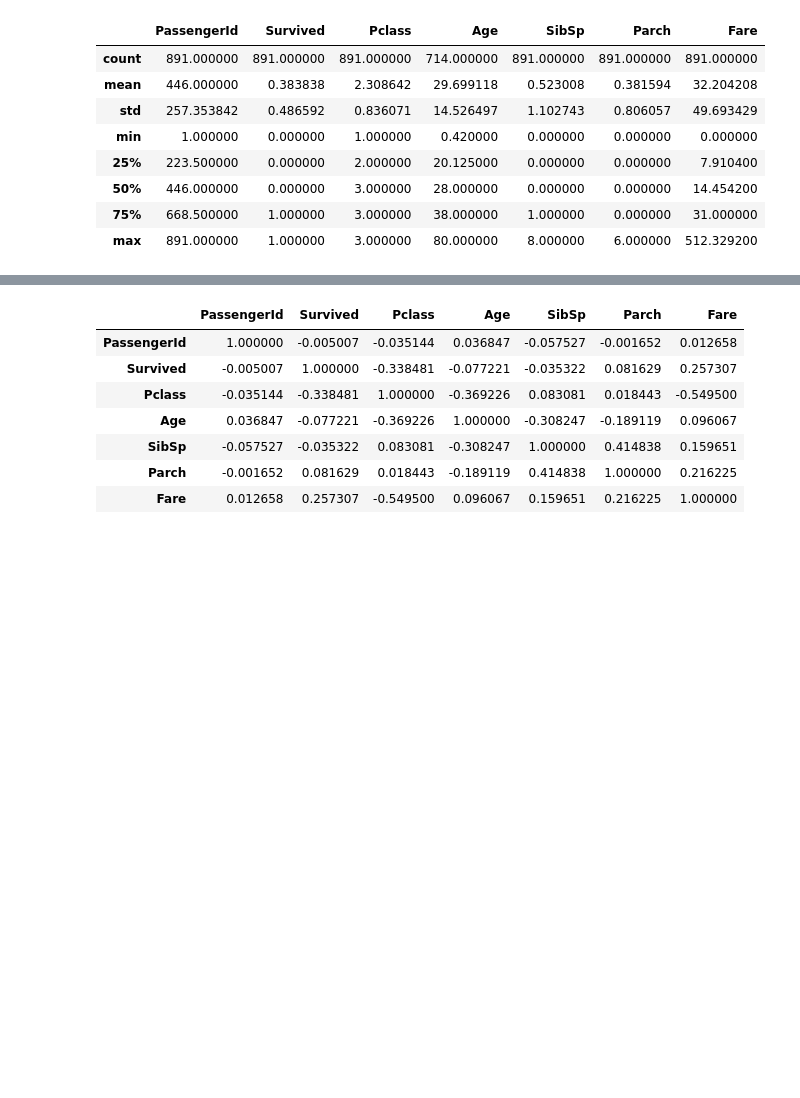
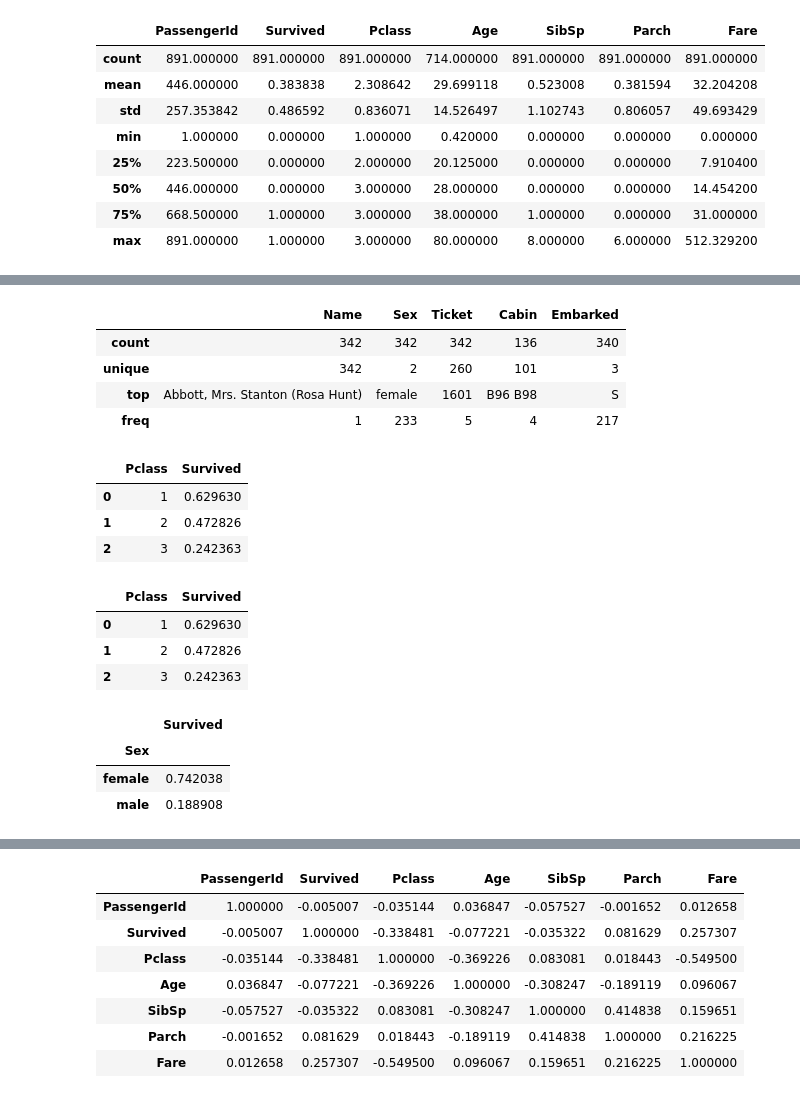
Before and after one commit to elufe/Data-analysis, a Jupyter notebook: titanic.ipynb, the cells around one changed output, grey strips where cells are left out. Drawn from its saved outputs; the diff is of its cells as text; code cells hidden in the pictures; blank space fills up the shorter version.

```diff
--- a/titanic.ipynb
+++ b/titanic.ipynb
@@ -90,0 +104,29 @@ train_df.describe(include=['O'])
+# %%
+train_df_survive.describe(include = 'O')
+# %% [output]
+|  | Name | Sex | Ticket | Cabin | Embarked |
+| count | 342 | 342 | 342 | 136 | 340 |
+| unique | 342 | 2 | 260 | 101 | 3 |
+| top | Abbott, Mrs. Stanton (Rosa Hunt) | female | 1601 | B96 B98 | S |
+| freq | 1 | 233 | 5 | 4 | 217 |
+# %%
+train_df[['Pclass', 'Survived']].groupby(['Pclass'], as_index=False).mean().sort_values(by='Survived', ascending=False)
+# %% [output]
+|  | Pclass | Survived |
+| 0 | 1 | 0.629630 |
+| 1 | 2 | 0.472826 |
+| 2 | 3 | 0.242363 |
+# %%
+train_df[['Pclass', 'Survived']].groupby(['Pclass'], as_index=False).mean()
+# %% [output]
+|  | Pclass | Survived |
+| 0 | 1 | 0.629630 |
+| 1 | 2 | 0.472826 |
+| 2 | 3 | 0.242363 |
+# %%
+train_df[['Sex', 'Survived']].groupby(['Sex']).mean()
+# %% [output]
+|  | Survived |
+| Sex |  |
+| female | 0.742038 |
+| male | 0.188908 |
```
Also changed, not shown: parts of 4 cells of this notebook.
